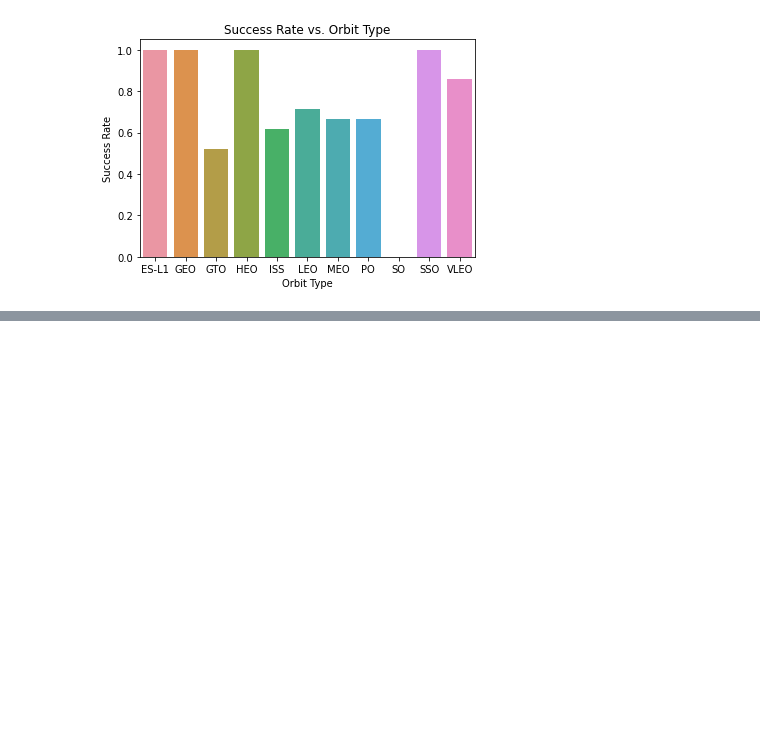
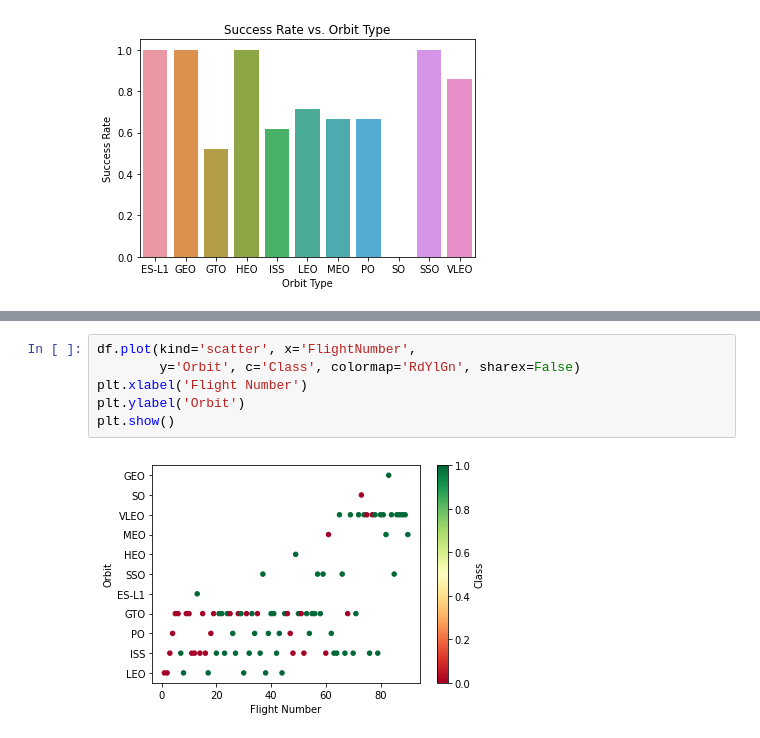
Before and after one commit to achi113s/SpaceY, a Jupyter notebook: 5_EDA_with_Visualizations.ipynb, the cells around one changed output, grey strips where cells are left out. Cells and saved outputs as stored; diff of their text form; blank space fills up the shorter version.

```diff
--- a/5_EDA_with_Visualizations.ipynb
+++ b/5_EDA_with_Visualizations.ipynb
@@ -91,0 +114,8 @@ plt.show()
+# %%
+df.plot(kind='scatter', x='FlightNumber',
+        y='Orbit', c='Class', colormap='RdYlGn', sharex=False)
+plt.xlabel('Flight Number')
+plt.ylabel('Orbit')
+plt.show()
+# %% [output]
+[figure, added]
```
Also changed, not shown: parts of 19 cells of this notebook, 1 other file.
